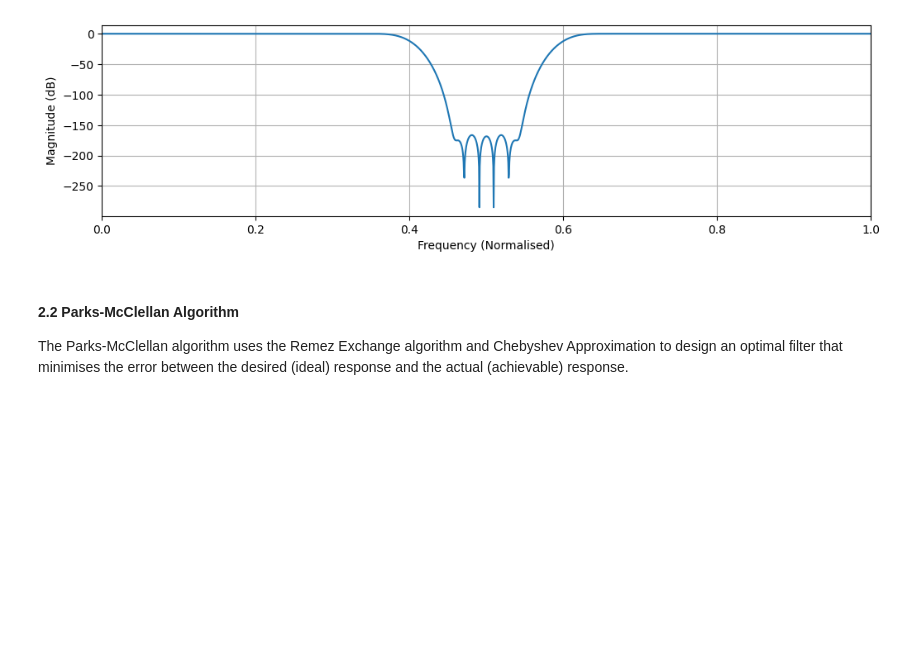
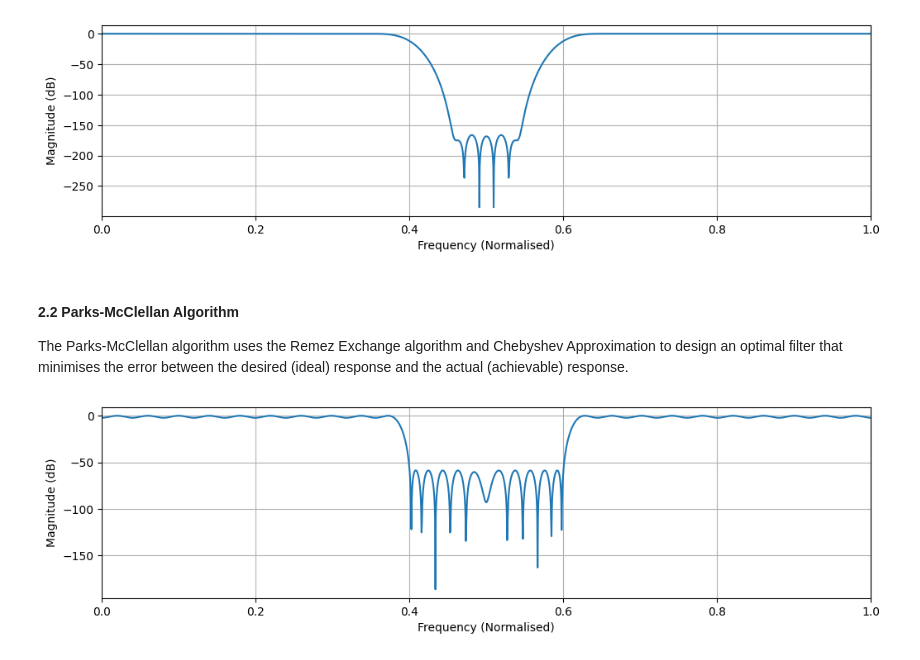
Before and after one commit to himanshudutta11/RFSoC_notebooks, a Jupyter notebook: notebook_B/digital_filter_design.ipynb, the cells around one changed output. Saved outputs shown, nothing was run; the diff lists cells and outputs as text; code cells hidden in the pictures; blank space fills up the shorter version.

Commit message:
plot

```diff
--- a/notebook_B/digital_filter_design.ipynb
+++ b/notebook_B/digital_filter_design.ipynb
@@ -176,3 +176,26 @@ plt.show()
 # %% [markdown]
 #### 2.2 Parks-McClellan Algorithm
 The Parks-McClellan algorithm uses the Remez Exchange algorithm and Chebyshev Approximation to design an optimal filter that minimises the error between the desired (ideal) response and the actual (achievable) response.
+# %%
+N = 101
+tb = 0.01   # transition bandwidth (%)
+freq = [0, 0.2-tb, 0.2, 0.3, 0.3+tb, 0.5]
+gain = [1, 0, 1]
+h_pm = signal.remez(N, freq, gain)
+# %%
+h_pm_fft = 20*np.log(abs(get_normalized_fft(h_pm, NFFT)))
+
+nf_norm = np.linspace(0,2,NFFT)
+
+plt.figure(figsize=(12,3))
+plt.xlabel('Frequency (Normalised)')
+plt.ylabel('Magnitude (dB)')
+plt.xlim(0,1)
+# plt.ylim(-100,5)
+plt.grid(True)
+
+plt.plot(nf_norm, h_pm_fft)
+
+plt.show()
+# %% [output]
+[figure, added]
```
